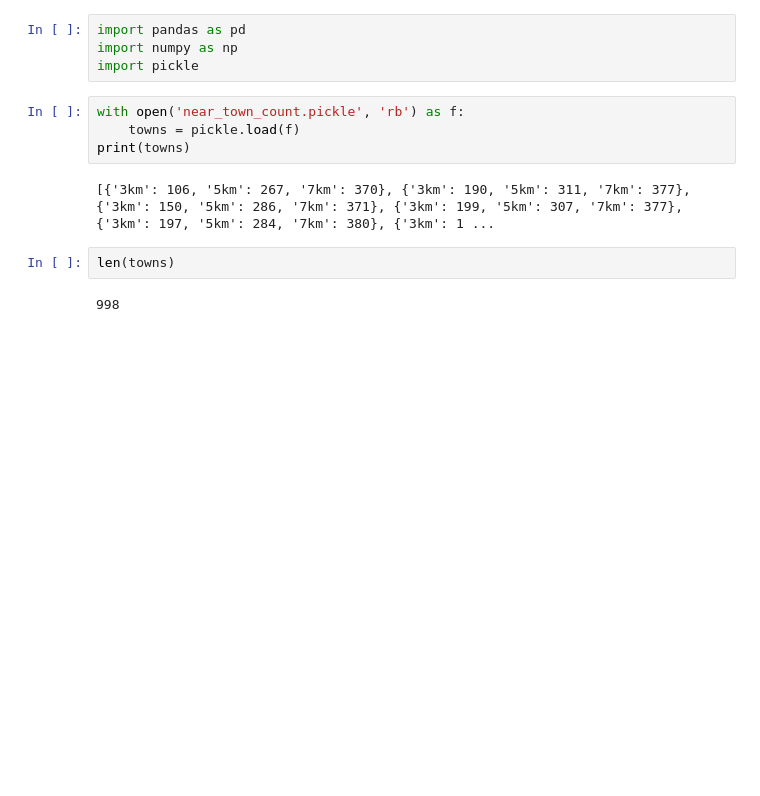
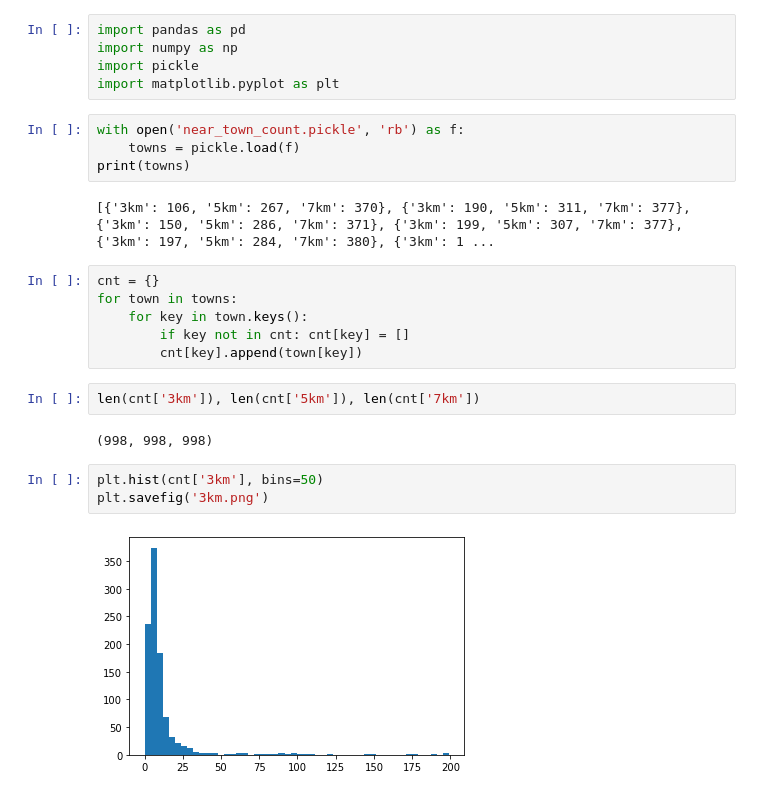
Before and after one commit to ITHwang/study_address_search, a Jupyter notebook: 동네별_근처_동네_개수_그래프_그리기.ipynb, the cells around one changed output. Saved outputs shown, nothing was run; the diff lists cells and outputs as text; blank space fills up the shorter version.

```diff
--- a/동네별_근처_동네_개수_그래프_그리기.ipynb
+++ b/동네별_근처_동네_개수_그래프_그리기.ipynb
@@ -2,6 +2,7 @@
 import pandas as pd
 import numpy as np
 import pickle
+import matplotlib.pyplot as plt
 # %%
 with open('near_town_count.pickle', 'rb') as f:
     towns = pickle.load(f)
@@ -9,6 +10,17 @@ print(towns)
 # %% [output]
 [{'3km': 106, '5km': 267, '7km': 370}, {'3km': 190, '5km': 311, '7km': 377}, {'3km': 150, '5km': 286, '7km': 371}, {'3km': 199, '5km': 307, '7km': 377}, {'3km': 197, '5km': 284, '7km': 380}, {'3km': 1 ...
 # %%
-len(towns)
+cnt = {}
+for town in towns:
+    for key in town.keys():
+        if key not in cnt: cnt[key] = []
+        cnt[key].append(town[key])
-# %% [output]
-998
+# %%
+len(cnt['3km']), len(cnt['5km']), len(cnt['7km'])
+# %% [output]
+(998, 998, 998)
+# %%
+plt.hist(cnt['3km'], bins=50)
+plt.savefig('3km.png')
+# %% [output]
+[figure, added]
```
Also changed, not shown: parts of 2 cells of this notebook, 3 other files.
